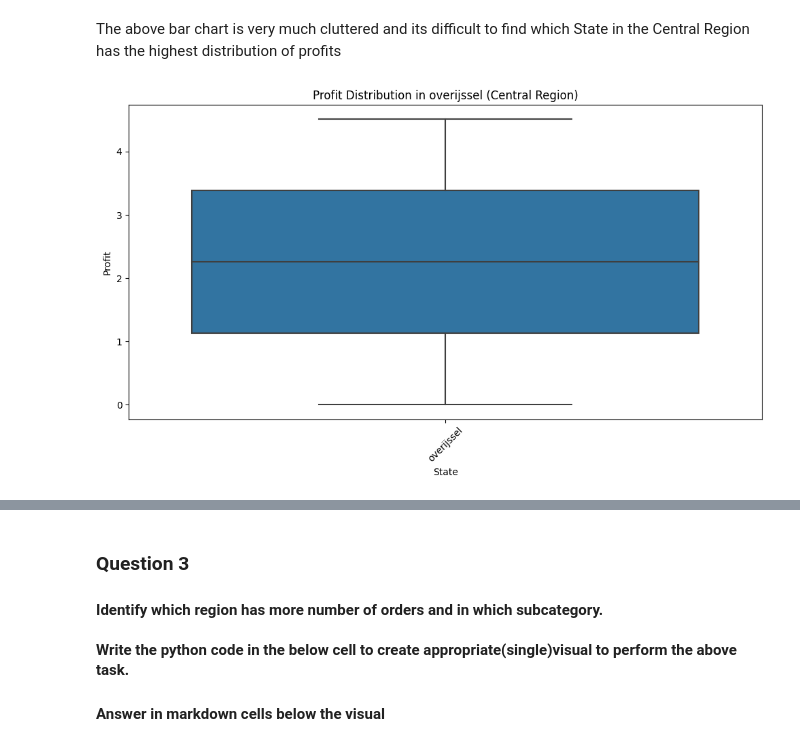
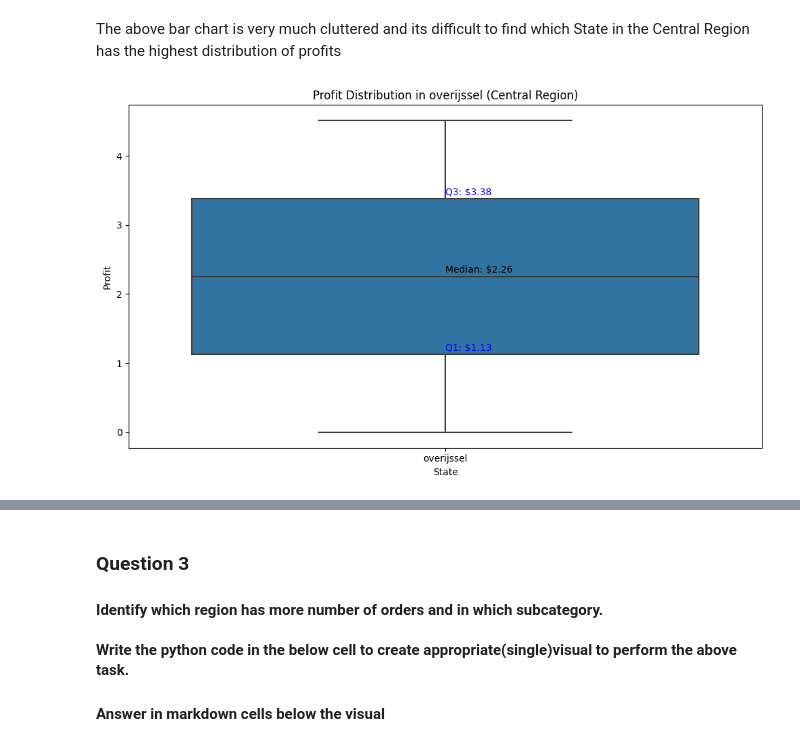
Before and after one commit to VasmiSudarshini/Data_Visualisation_BITS, a Jupyter notebook: dvi-a2-ps5-wb.ipynb, the cells around one changed output, grey strips where cells are left out. Cells and saved outputs as stored; diff of their text form; code cells hidden in the pictures.

```diff
--- a/dvi-a2-ps5-wb.ipynb
+++ b/dvi-a2-ps5-wb.ipynb
@@ -627,35 +579,48 @@ The above bar chart is very much cluttered and its difficult to find which State
 # %%
 # Filter the data to include only rows from the Central region
 central_region_df = data[data['Region'] == 'central']
 
 # Remove rows with missing values in 'State' or 'Profit' columns
 central_region_df = central_region_df.dropna(subset=['State', 'Profit'])
 
 # Calculate the variance of profits by state to find the state with the highest distribution
 profit_variance = central_region_df.groupby('State')['Profit'].var().reset_index()
 profit_variance = profit_variance.sort_values(by='Profit', ascending=False)
 
 # Get the state with the highest profit distribution
 highest_distribution_state = profit_variance.iloc[0]['State']
 
 # Filter the data for the state with the highest distribution
 state_df = central_region_df[central_region_df['State'] == highest_distribution_state]
 
 # Create the box plot for the selected state
 plt.figure(figsize=(10, 6))
-sns.boxplot(x='State', y='Profit', data=state_df)
+boxplot = sns.boxplot(x='State', y='Profit', data=state_df)
+
+# Calculate Q1, Q3, and the median
+Q1 = state_df['Profit'].quantile(0.25)
+Q3 = state_df['Profit'].quantile(0.75)
+median = state_df['Profit'].median()
+
+# Define a small offset value
+offset = 0.02 * (state_df['Profit'].max() - state_df['Profit'].min())  # 2% of the profit range
+
+# Add labels for Q1, Q3, and the median
+plt.text(0, Q1 + offset, f'Q1: ${Q1:.2f}', ha='left', va='center', color='blue', fontsize=10)
+plt.text(0, Q3 + offset, f'Q3: ${Q3:.2f}', ha='left', va='center', color='blue', fontsize=10)
+plt.text(0, median + offset, f'Median: ${median:.2f}', ha='left', va='center', color='black', fontsize=10)
 
 # Add labels and title
 plt.title(f'Profit Distribution in {highest_distribution_state} (Central Region)')
 plt.xlabel('State')
 plt.ylabel('Profit')
 
 # Display the plot
-plt.xticks(rotation=45)
+plt.xticks(rotation=0)
 plt.tight_layout()
 plt.show()
 # %% [output]
-[figure, old version]
+[figure, new version]
 # %% [markdown]
 ### 1.Summary of findings from the visual.
 
```
Also changed, not shown: parts of 12 cells of this notebook.
